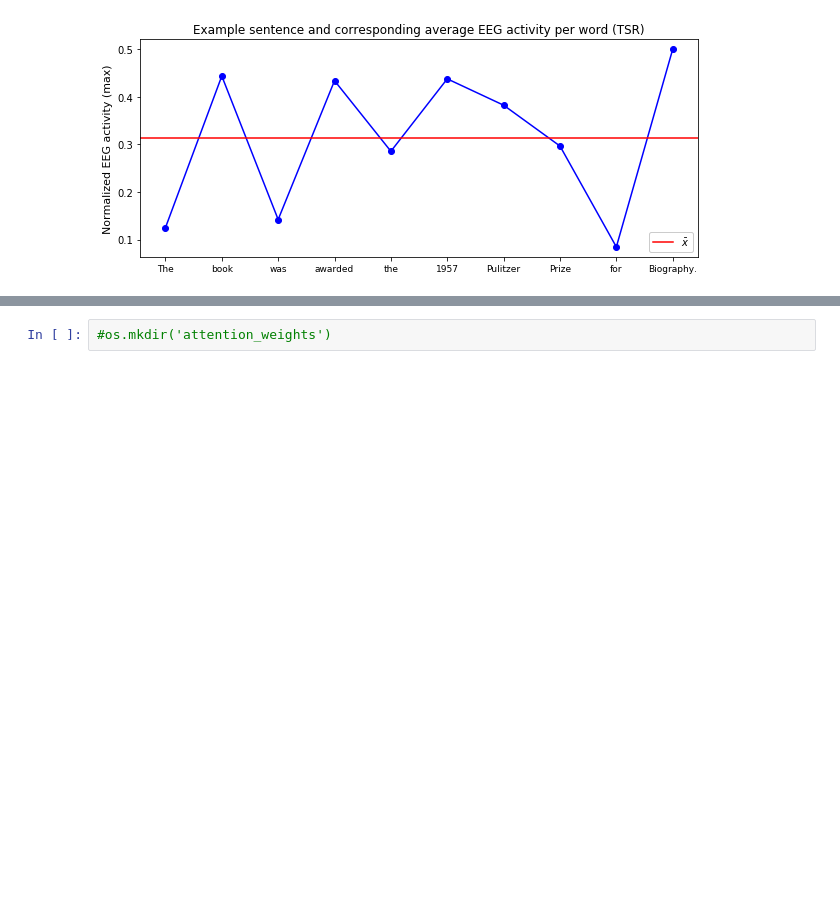
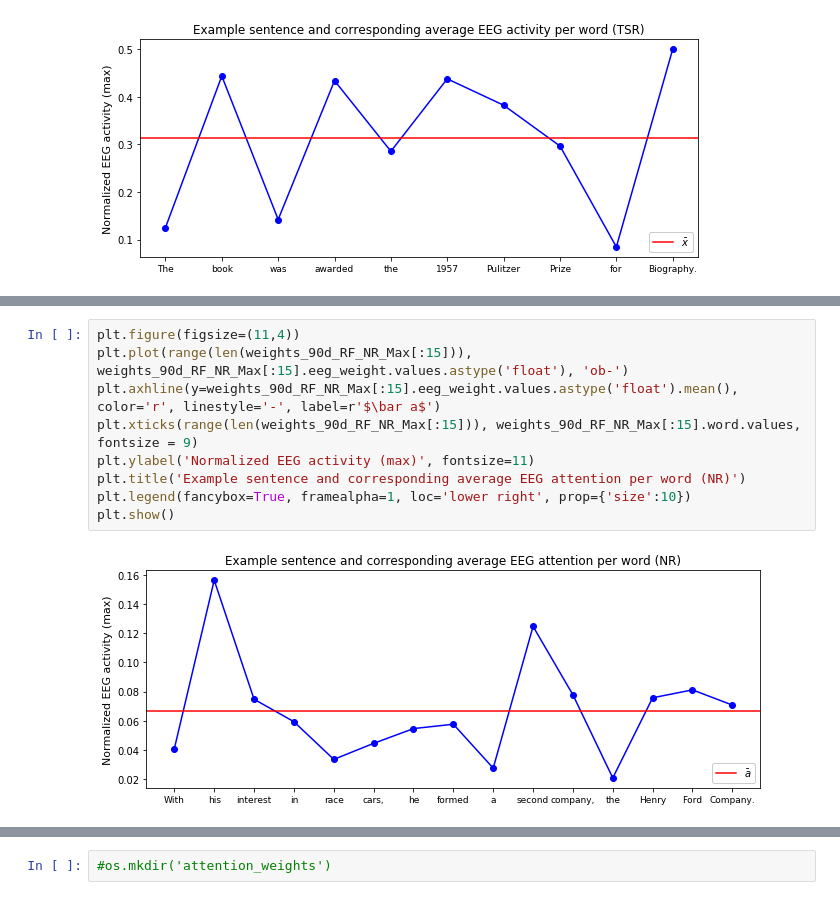
Before and after one commit to PosoSAgapo/NER-with-EEG-and-ET, a Jupyter notebook: compute_attention_weights.ipynb, the cells around one changed output, grey strips where cells are left out. Cells and saved outputs as stored; diff of their text form; blank space fills up the shorter version.

```diff
--- a/compute_attention_weights.ipynb
+++ b/compute_attention_weights.ipynb
@@ -88,3 +116,14 @@ plt.show()
+# %%
+plt.figure(figsize=(11,4))
+plt.plot(range(len(weights_90d_RF_NR_Max[:15])), weights_90d_RF_NR_Max[:15].eeg_weight.values.astype('float'), 'ob-')
+plt.axhline(y=weights_90d_RF_NR_Max[:15].eeg_weight.values.astype('float').mean(), color='r', linestyle='-', label=r'$\bar a$')
+plt.xticks(range(len(weights_90d_RF_NR_Max[:15])), weights_90d_RF_NR_Max[:15].word.values, fontsize = 9)
+plt.ylabel('Normalized EEG activity (max)', fontsize=11)
+plt.title('Example sentence and corresponding average EEG attention per word (NR)')
+plt.legend(fancybox=True, framealpha=1, loc='lower right', prop={'size':10})
+plt.show()
+# %% [output]
+[figure, added]
 # %%
 plt.figure(figsize=(11,4))
 plt.plot(range(len(weights_90d_RF_NR_Max[:15])), weights_90d_RF_NR_Max[:15].eeg_weight.values.astype('float'), 'ob-')
```
Also changed, not shown: parts of 8 cells of this notebook.
